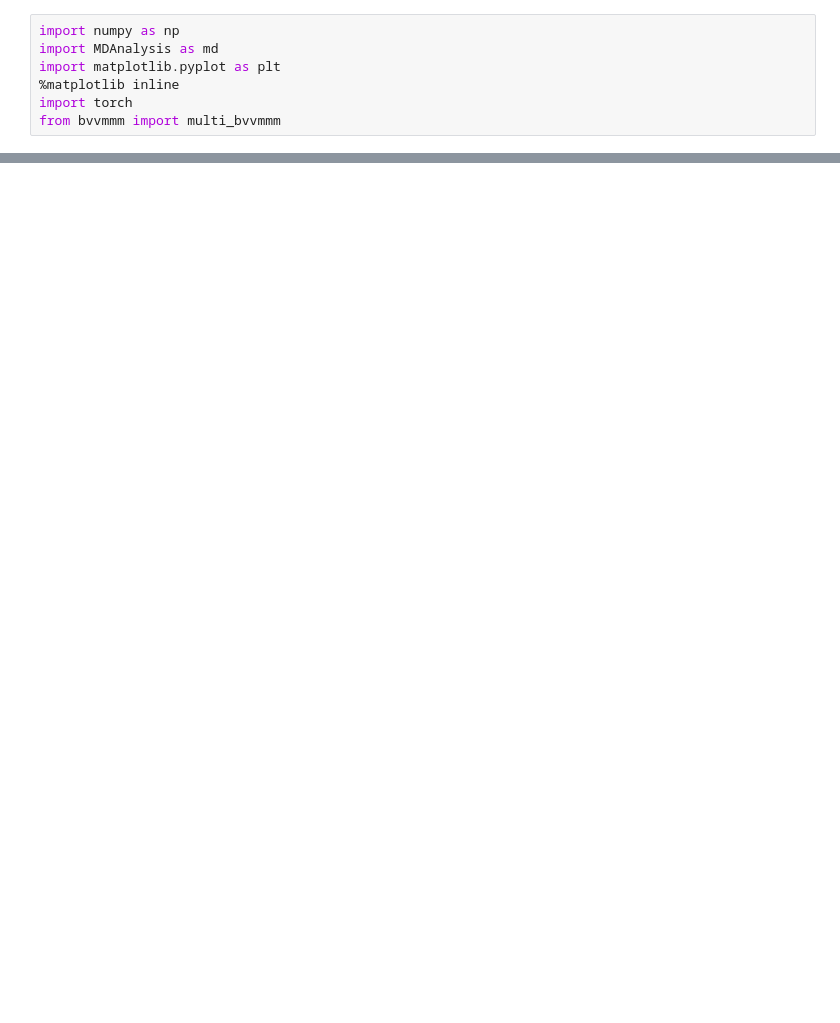
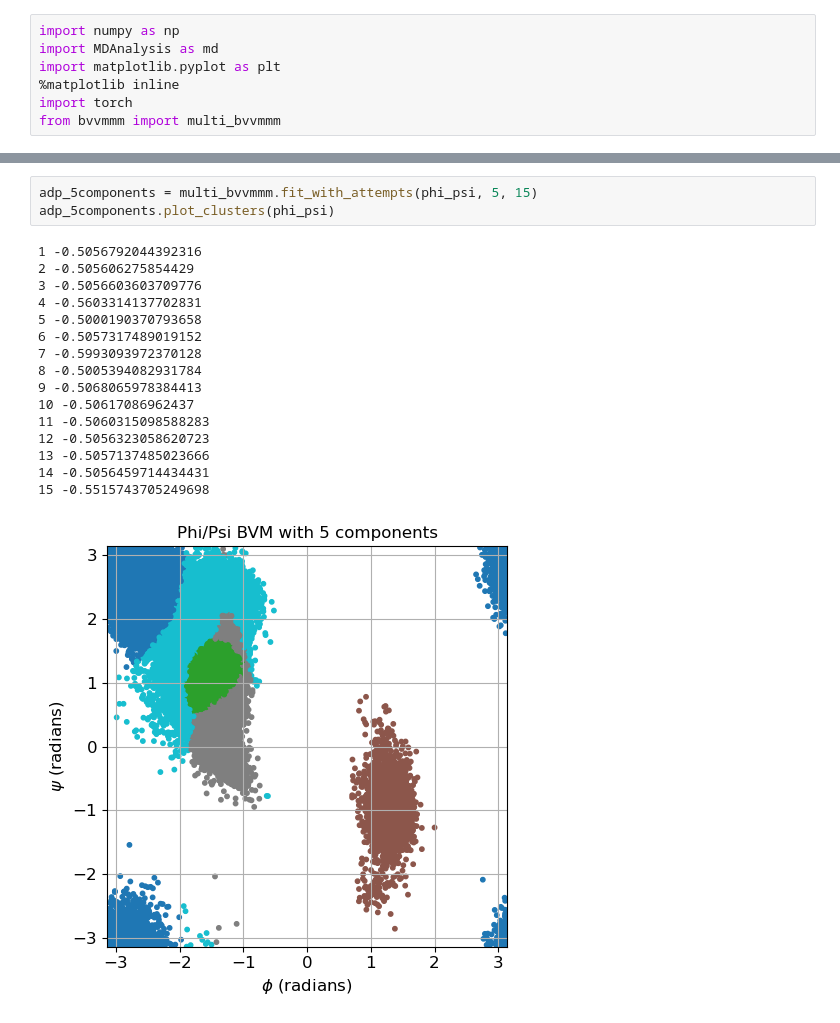
Before and after one commit to mccullaghlab/vonMisesMixtureModel, a Jupyter notebook: examples/adp/adp_BVvMMM.ipynb, the cells around one changed output, grey strips where cells are left out. Cells and saved outputs as stored; diff of their text form; blank space fills up the shorter version.

```diff
--- a/examples/adp/adp_BVvMMM.ipynb
+++ b/examples/adp/adp_BVvMMM.ipynb
@@ -36,0 +117,20 @@ NameError: name 'SineVMEM' is not defined
+# %%
+adp_5components = multi_bvvmmm.fit_with_attempts(phi_psi, 5, 15)
+adp_5components.plot_clusters(phi_psi)
+# %% [output]
+1 -0.5056792044392316
+2 -0.505606275854429
+3 -0.5056603603709776
+4 -0.5603314137702831
+5 -0.5000190370793658
+6 -0.5057317489019152
+7 -0.5993093972370128
+8 -0.5005394082931784
+9 -0.5068065978384413
+10 -0.50617086962437
+11 -0.5060315098588283
+12 -0.5056323058620723
+13 -0.5057137485023666
+14 -0.5056459714434431
+15 -0.5515743705249698
+[figure, added]
```
Also changed, not shown: parts of 6 cells of this notebook, 2 other files.
